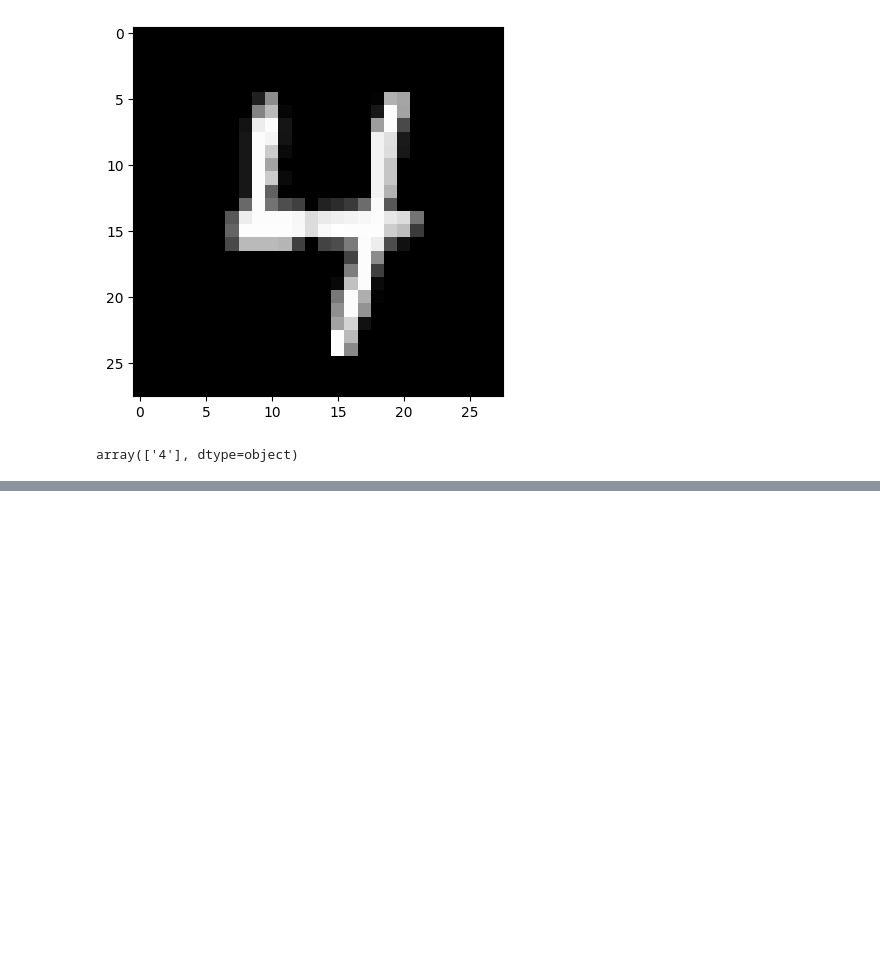
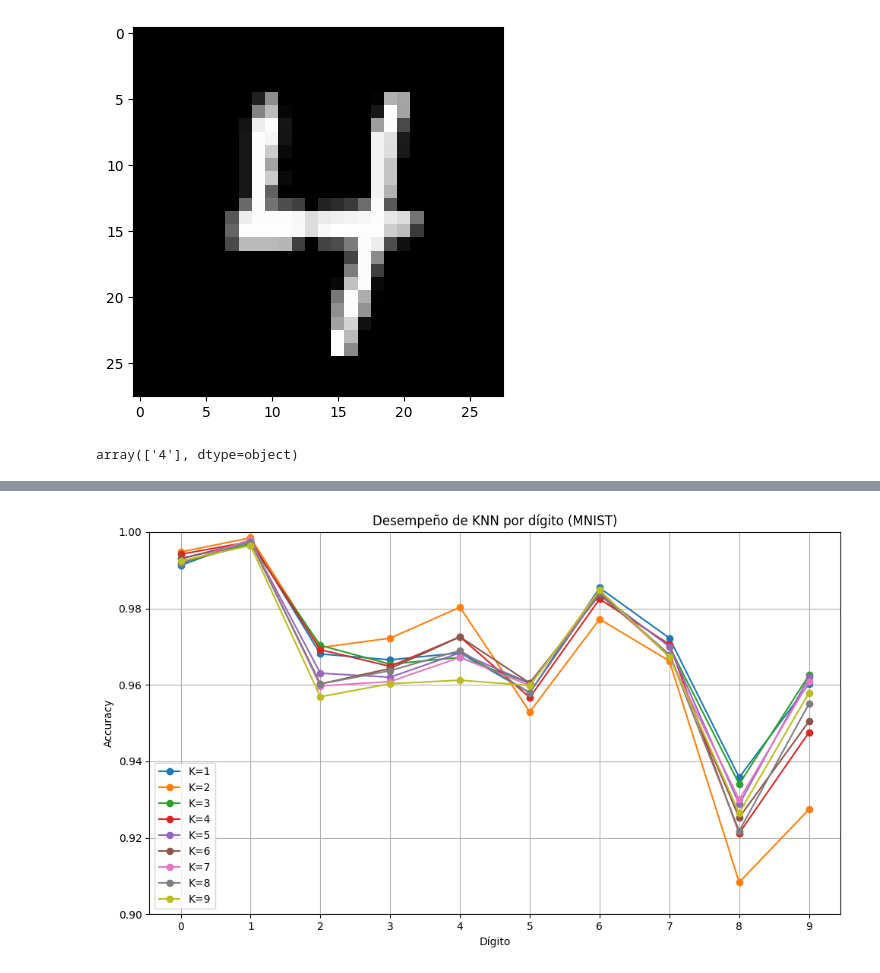
Before and after one commit to sightes/2025_Advance_Models_UBO, a Jupyter notebook: clase-22-03-2025-ML/UBO_ML_KNN.ipynb, the cells around one changed output, grey strips where cells are left out. Cells and saved outputs as stored; diff of their text form; code cells hidden in the pictures; blank space fills up the shorter version.

```diff
--- a/clase-22-03-2025-ML/UBO_ML_KNN.ipynb
+++ b/clase-22-03-2025-ML/UBO_ML_KNN.ipynb
@@ -81,0 +139,25 @@ array(['4'], dtype=object)
+# %%
+# Convertir a DataFrame
+df = pd.DataFrame(results)
+columnas=[]
+for i in range(1,10):
+    columnas=columnas+['K='+str(i)]
+df.columns =columnas
+df['Dígito'] = list(range(10))
+
+# Graficar
+plt.figure(figsize=(10, 6))
+for i in range(1,10):
+    plt.plot(df['Dígito'], df['K='+str(i)], marker='o', label='K='+str(i))
+
+plt.title('Desempeño de KNN por dígito (MNIST)')
+plt.xlabel('Dígito')
+plt.ylabel('Accuracy')
+plt.ylim(0.9, 1.0)
+plt.grid(True)
+plt.legend()
+plt.xticks(range(10))
+plt.tight_layout()
+plt.show()
+# %% [output]
+[figure, added]
```
Also changed, not shown: parts of 3 cells of this notebook, 5 other files.
